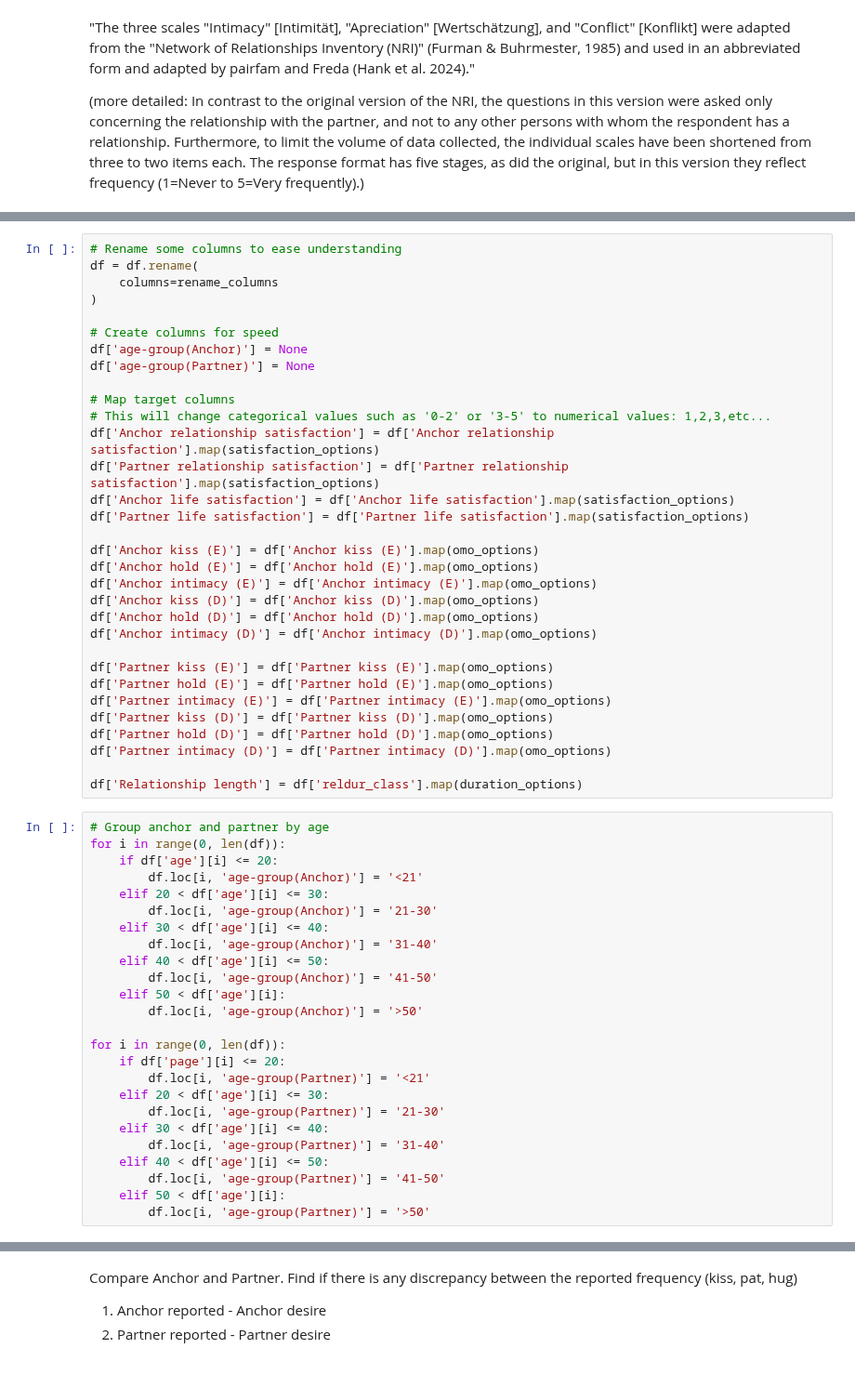
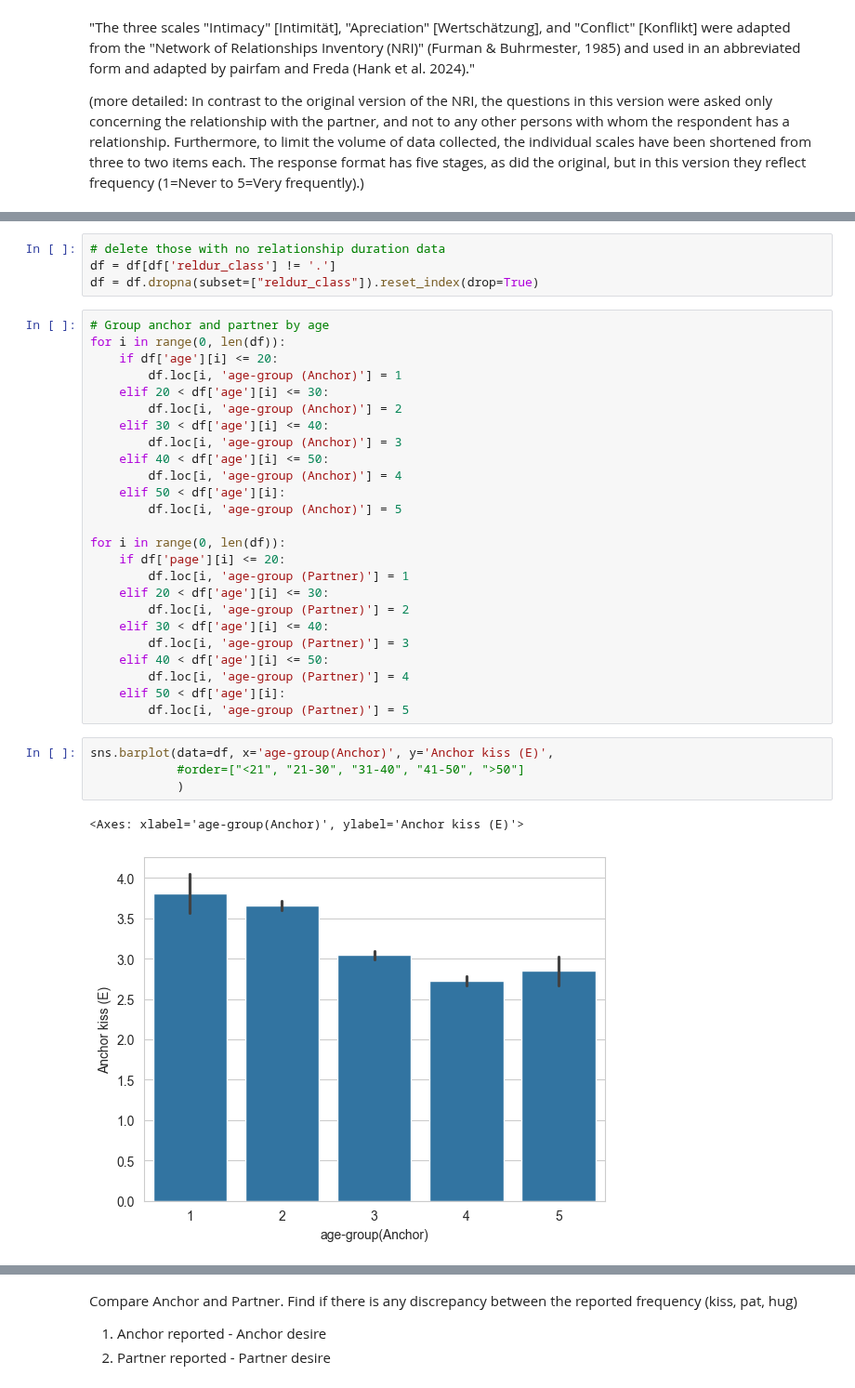
Before and after one commit to EdgardoCS/touchCouples, a Jupyter notebook: descriptive_stats.ipynb, the cells around one changed output, grey strips where cells are left out. Shown at 93% size. Cells and saved outputs as stored; diff of their text form.

```diff
--- a/descriptive_stats.ipynb
+++ b/descriptive_stats.ipynb
@@ -82,58 +113,37 @@ rename_columns = {
 # %%
-# Rename some columns to ease understanding
-df = df.rename(
-    columns=rename_columns
-)
-
-# Create columns for speed
-df['age-group(Anchor)'] = None
-df['age-group(Partner)'] = None
-
-# Map target columns
-# This will change categorical values such as '0-2' or '3-5' to numerical values: 1,2,3,etc...
-df['Anchor relationship satisfaction'] = df['Anchor relationship satisfaction'].map(satisfaction_options)
-df['Partner relationship satisfaction'] = df['Partner relationship satisfaction'].map(satisfaction_options)
-df['Anchor life satisfaction'] = df['Anchor life satisfaction'].map(satisfaction_options)
-df['Partner life satisfaction'] = df['Partner life satisfaction'].map(satisfaction_options)
-
-df['Anchor kiss (E)'] = df['Anchor kiss (E)'].map(omo_options)
-df['Anchor hold (E)'] = df['Anchor hold (E)'].map(omo_options)
-df['Anchor intimacy (E)'] = df['Anchor intimacy (E)'].map(omo_options)
-df['Anchor kiss (D)'] = df['Anchor kiss (D)'].map(omo_options)
-df['Anchor hold (D)'] = df['Anchor hold (D)'].map(omo_options)
-df['Anchor intimacy (D)'] = df['Anchor intimacy (D)'].map(omo_options)
-
-df['Partner kiss (E)'] = df['Partner kiss (E)'].map(omo_options)
-df['Partner hold (E)'] = df['Partner hold (E)'].map(omo_options)
-df['Partner intimacy (E)'] = df['Partner intimacy (E)'].map(omo_options)
-df['Partner kiss (D)'] = df['Partner kiss (D)'].map(omo_options)
-df['Partner hold (D)'] = df['Partner hold (D)'].map(omo_options)
-df['Partner intimacy (D)'] = df['Partner intimacy (D)'].map(omo_options)
-
-df['Relationship length'] = df['reldur_class'].map(duration_options)
+# delete those with no relationship duration data
+df = df[df['reldur_class'] != '.']
+df = df.dropna(subset=["reldur_class"]).reset_index(drop=True)
 # %%
 # Group anchor and partner by age
 for i in range(0, len(df)):
     if df['age'][i] <= 20:
-        df.loc[i, 'age-group(Anchor)'] = '<21'
+        df.loc[i, 'age-group (Anchor)'] = 1
     elif 20 < df['age'][i] <= 30:
-        df.loc[i, 'age-group(Anchor)'] = '21-30'
+        df.loc[i, 'age-group (Anchor)'] = 2
     elif 30 < df['age'][i] <= 40:
-        df.loc[i, 'age-group(Anchor)'] = '31-40'
+        df.loc[i, 'age-group (Anchor)'] = 3
     elif 40 < df['age'][i] <= 50:
-        df.loc[i, 'age-group(Anchor)'] = '41-50'
+        df.loc[i, 'age-group (Anchor)'] = 4
     elif 50 < df['age'][i]:
-        df.loc[i, 'age-group(Anchor)'] = '>50'
+        df.loc[i, 'age-group (Anchor)'] = 5
 
 for i in range(0, len(df)):
     if df['page'][i] <= 20:
-        df.loc[i, 'age-group(Partner)'] = '<21'
+        df.loc[i, 'age-group (Partner)'] = 1
     elif 20 < df['age'][i] <= 30:
-        df.loc[i, 'age-group(Partner)'] = '21-30'
+        df.loc[i, 'age-group (Partner)'] = 2
     elif 30 < df['age'][i] <= 40:
-        df.loc[i, 'age-group(Partner)'] = '31-40'
+        df.loc[i, 'age-group (Partner)'] = 3
     elif 40 < df['age'][i] <= 50:
-        df.loc[i, 'age-group(Partner)'] = '41-50'
+        df.loc[i, 'age-group (Partner)'] = 4
     elif 50 < df['age'][i]:
-        df.loc[i, 'age-group(Partner)'] = '>50'
+        df.loc[i, 'age-group (Partner)'] = 5
+# %%
+sns.barplot(data=df, x='age-group(Anchor)', y='Anchor kiss (E)',
+            #order=["<21", "21-30", "31-40", "41-50", ">50"]
+            )
+# %% [output]
+<Axes: xlabel='age-group(Anchor)', ylabel='Anchor kiss (E)'>
+[figure, added]
 # %%
```
Also changed, not shown: parts of 18 cells of this notebook.
